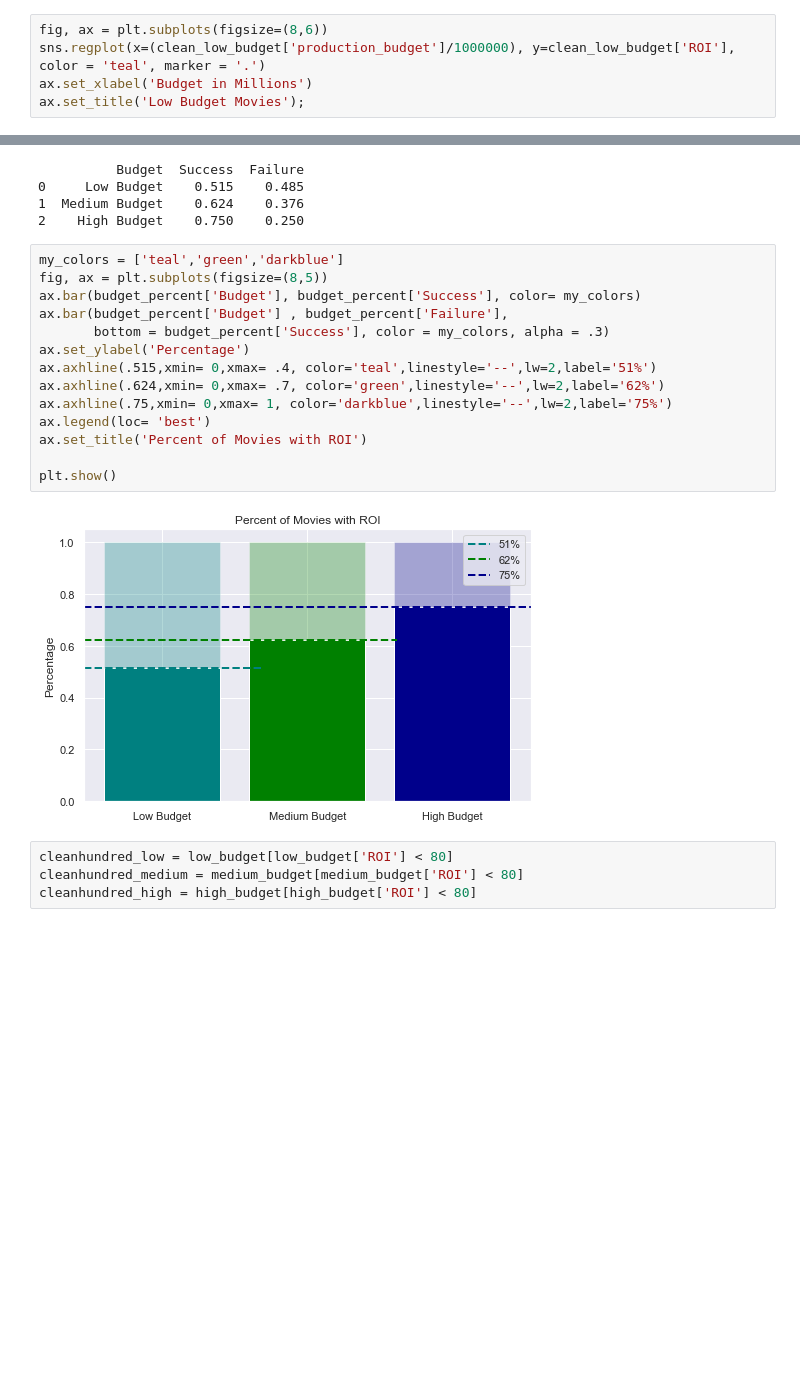
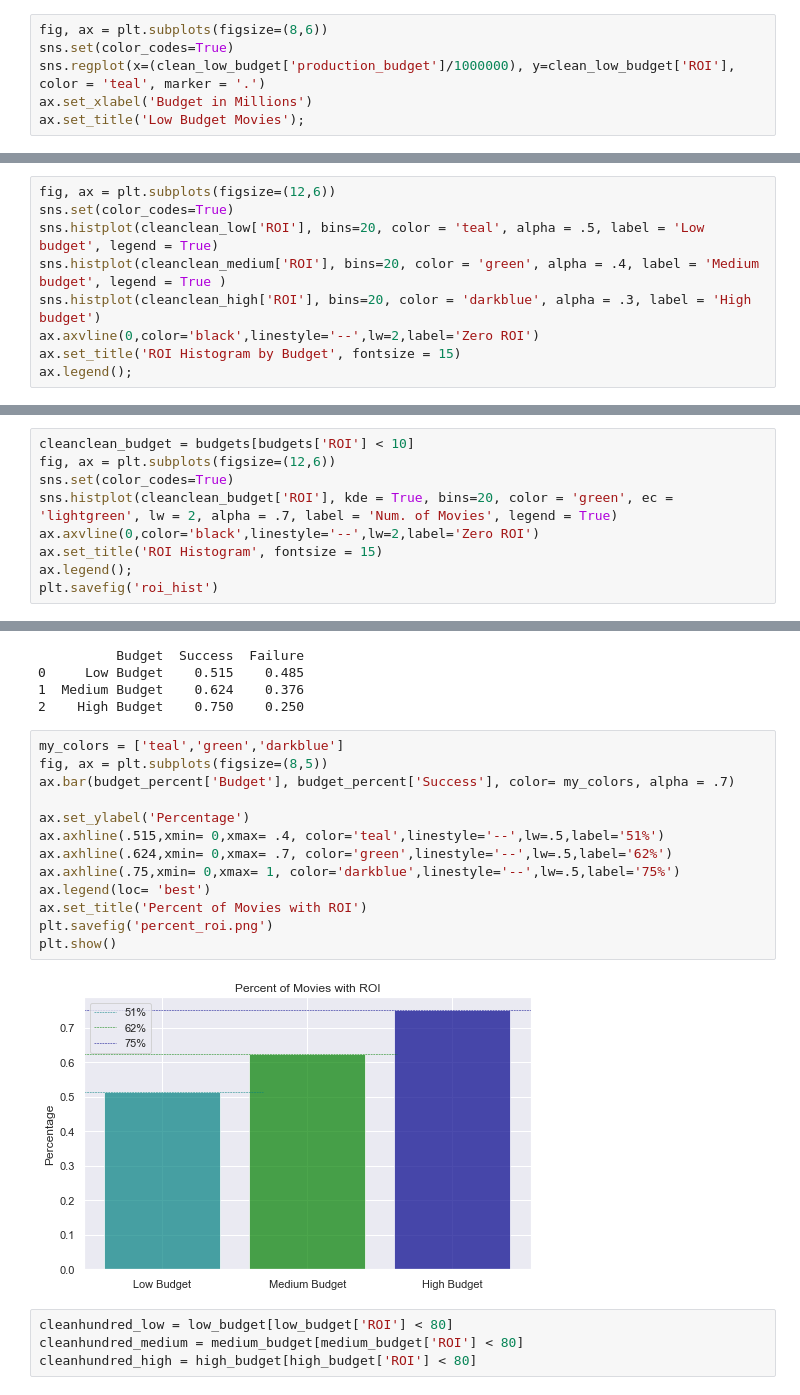
Before and after one commit to Limonada24/Capstone-Project-1, a Jupyter notebook: Exploration and Visualization.ipynb, the cells around one changed output, grey strips where cells are left out. Saved outputs shown, nothing was run; the diff lists cells and outputs as text; blank space fills up the shorter version.

```diff
--- a/Exploration and Visualization.ipynb
+++ b/Exploration and Visualization.ipynb
@@ -276,6 +276,7 @@ max       497.750000
 Name: ROI, dtype: float64
 # %%
 fig, ax = plt.subplots(figsize=(8,6))
+sns.set(color_codes=True)
 sns.regplot(x=(clean_low_budget['production_budget']/1000000), y=clean_low_budget['ROI'], color = 'teal', marker = '.')
 ax.set_xlabel('Budget in Millions')
 ax.set_title('Low Budget Movies');
@@ -588,0 +600,9 @@ ax.legend();
+# %%
+fig, ax = plt.subplots(figsize=(12,6))
+sns.set(color_codes=True)
+sns.histplot(cleanclean_low['ROI'], bins=20, color = 'teal', alpha = .5, label = 'Low budget', legend = True)
+sns.histplot(cleanclean_medium['ROI'], bins=20, color = 'green', alpha = .4, label = 'Medium budget', legend = True )
+sns.histplot(cleanclean_high['ROI'], bins=20, color = 'darkblue', alpha = .3, label = 'High budget')
+ax.axvline(0,color='black',linestyle='--',lw=2,label='Zero ROI')
+ax.set_title('ROI Histogram by Budget', fontsize = 15)
+ax.legend();
@@ -588,0 +611,9 @@ ax.legend();
+# %%
+cleanclean_budget = budgets[budgets['ROI'] < 10]
+fig, ax = plt.subplots(figsize=(12,6))
+sns.set(color_codes=True)
+sns.histplot(cleanclean_budget['ROI'], kde = True, bins=20, color = 'green', ec = 'lightgreen', lw = 2, alpha = .7, label = 'Num. of Movies', legend = True)
+ax.axvline(0,color='black',linestyle='--',lw=2,label='Zero ROI')
+ax.set_title('ROI Histogram', fontsize = 15)
+ax.legend();
+plt.savefig('roi_hist')
@@ -601,19 +634,18 @@ print(budget_percent)
 # %%
 my_colors = ['teal','green','darkblue']
 fig, ax = plt.subplots(figsize=(8,5))
-ax.bar(budget_percent['Budget'], budget_percent['Success'], color= my_colors)
-ax.bar(budget_percent['Budget'] , budget_percent['Failure'],
-       bottom = budget_percent['Success'], color = my_colors, alpha = .3)
+ax.bar(budget_percent['Budget'], budget_percent['Success'], color= my_colors, alpha = .7)
+
 ax.set_ylabel('Percentage')
-ax.axhline(.515,xmin= 0,xmax= .4, color='teal',linestyle='--',lw=2,label='51%')
-ax.axhline(.624,xmin= 0,xmax= .7, color='green',linestyle='--',lw=2,label='62%')
-ax.axhline(.75,xmin= 0,xmax= 1, color='darkblue',linestyle='--',lw=2,label='75%')
+ax.axhline(.515,xmin= 0,xmax= .4, color='teal',linestyle='--',lw=.5,label='51%')
+ax.axhline(.624,xmin= 0,xmax= .7, color='green',linestyle='--',lw=.5,label='62%')
+ax.axhline(.75,xmin= 0,xmax= 1, color='darkblue',linestyle='--',lw=.5,label='75%')
 ax.legend(loc= 'best')
 ax.set_title('Percent of Movies with ROI')
-
+plt.savefig('percent_roi.png')
 plt.show()
 # %% [output]
-[figure, old version]
+[figure, new version]
 # %%
 cleanhundred_low = low_budget[low_budget['ROI'] < 80]
 cleanhundred_medium = medium_budget[medium_budget['ROI'] < 80]
```
Also changed, not shown: parts of 7 cells of this notebook, 1 other file.
